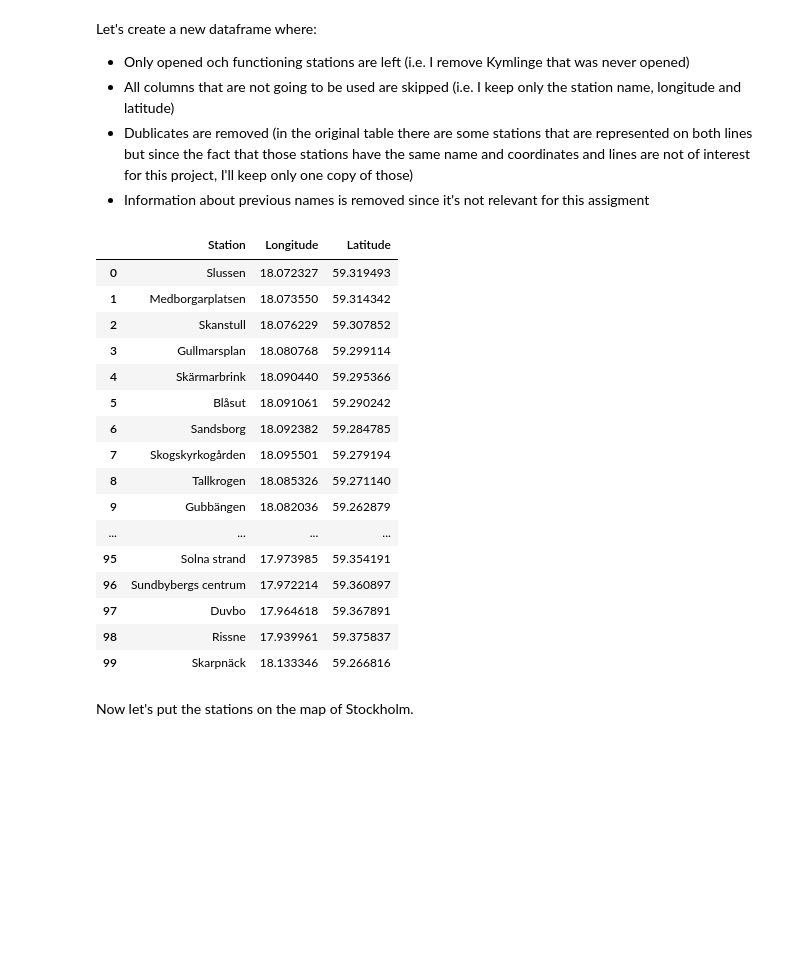
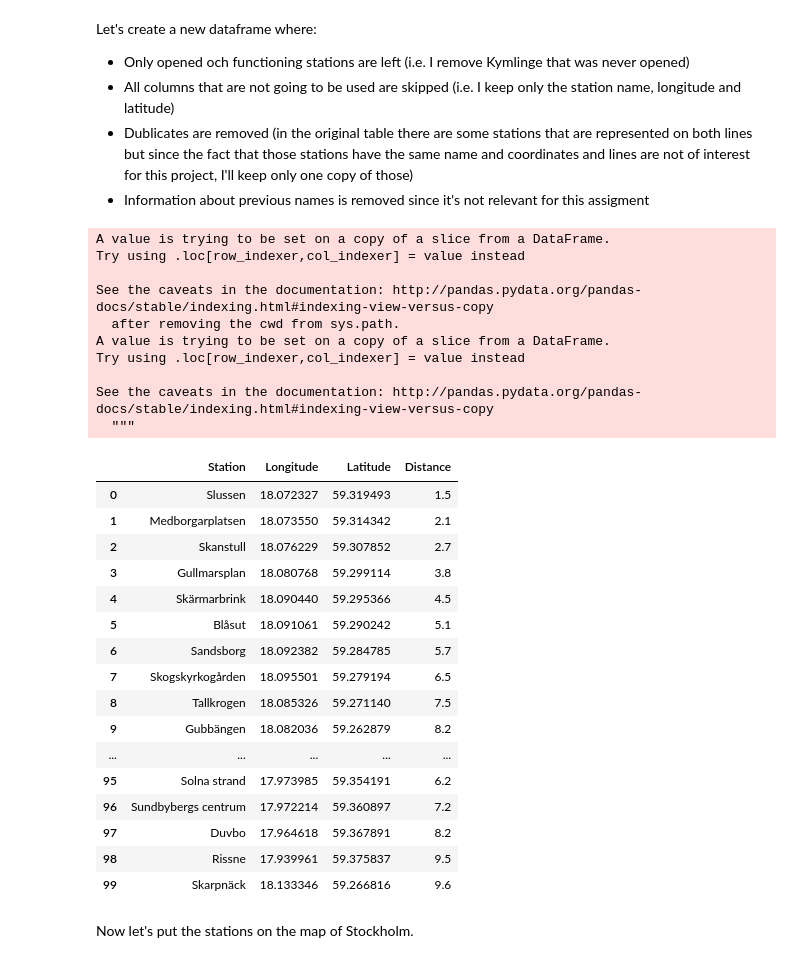
Before and after one commit to OxanaFalk/Coursera_Capstone, a Jupyter notebook: Notebook_Final_assigment_Capstone_Project_Oxana_Falk.ipynb, the cells around one changed output. Cells and saved outputs as stored; diff of their text form; code cells hidden in the pictures; blank space fills up the shorter version.

```diff
--- a/Notebook_Final_assigment_Capstone_Project_Oxana_Falk.ipynb
+++ b/Notebook_Final_assigment_Capstone_Project_Oxana_Falk.ipynb
@@ -114,32 +118,44 @@ Let's create a new dataframe where:
 # %%
 df1=df[df['Year'].astype(str).str.isdigit()]
 df1
-df2=df1[['Station','Longitude','Latitude']]
+df2=df1[['Station','Longitude','Latitude',"Distance"]]
+df2['Distance'] = [x.replace(',', '.') for x in df2['Distance']]
+df2['Distance'] = pd.to_numeric(df2['Distance'])
 df2
 df2.describe()
 df3=df2.drop_duplicates(["Station"]).reset_index(drop=True)
 df3.describe()
 df4=df3
 df4['Station'] = df3['Station'].str.replace(r" \(.*\)","")
 df4
 # %% [output]
+A value is trying to be set on a copy of a slice from a DataFrame.
+Try using .loc[row_indexer,col_indexer] = value instead
+
+See the caveats in the documentation: http://pandas.pydata.org/pandas-docs/stable/indexing.html#indexing-view-versus-copy
+  after removing the cwd from sys.path.
+A value is trying to be set on a copy of a slice from a DataFrame.
+Try using .loc[row_indexer,col_indexer] = value instead
+
+See the caveats in the documentation: http://pandas.pydata.org/pandas-docs/stable/indexing.html#indexing-view-versus-copy
+  """
-|  | Station | Longitude | Latitude |
-| 0 | Slussen | 18.072327 | 59.319493 |
-| 1 | Medborgarplatsen | 18.073550 | 59.314342 |
-| 2 | Skanstull | 18.076229 | 59.307852 |
-| 3 | Gullmarsplan | 18.080768 | 59.299114 |
-| 4 | Skärmarbrink | 18.090440 | 59.295366 |
-| 5 | Blåsut | 18.091061 | 59.290242 |
-| 6 | Sandsborg | 18.092382 | 59.284785 |
-| 7 | Skogskyrkogården | 18.095501 | 59.279194 |
-| 8 | Tallkrogen | 18.085326 | 59.271140 |
-| 9 | Gubbängen | 18.082036 | 59.262879 |
-| ... | ... | ... | ... |
-| 95 | Solna strand | 17.973985 | 59.354191 |
-| 96 | Sundbybergs centrum | 17.972214 | 59.360897 |
-| 97 | Duvbo | 17.964618 | 59.367891 |
-| 98 | Rissne | 17.939961 | 59.375837 |
-| 99 | Skarpnäck | 18.133346 | 59.266816 |
+|  | Station | Longitude | Latitude | Distance |
+| 0 | Slussen | 18.072327 | 59.319493 | 1.5 |
+| 1 | Medborgarplatsen | 18.073550 | 59.314342 | 2.1 |
+| 2 | Skanstull | 18.076229 | 59.307852 | 2.7 |
+| 3 | Gullmarsplan | 18.080768 | 59.299114 | 3.8 |
+| 4 | Skärmarbrink | 18.090440 | 59.295366 | 4.5 |
+| 5 | Blåsut | 18.091061 | 59.290242 | 5.1 |
+| 6 | Sandsborg | 18.092382 | 59.284785 | 5.7 |
+| 7 | Skogskyrkogården | 18.095501 | 59.279194 | 6.5 |
+| 8 | Tallkrogen | 18.085326 | 59.271140 | 7.5 |
+| 9 | Gubbängen | 18.082036 | 59.262879 | 8.2 |
+| ... | ... | ... | ... | ... |
+| 95 | Solna strand | 17.973985 | 59.354191 | 6.2 |
+| 96 | Sundbybergs centrum | 17.972214 | 59.360897 | 7.2 |
+| 97 | Duvbo | 17.964618 | 59.367891 | 8.2 |
+| 98 | Rissne | 17.939961 | 59.375837 | 9.5 |
+| 99 | Skarpnäck | 18.133346 | 59.266816 | 9.6 |
 # %% [markdown]
 Now let's put the stations on the map of Stockholm.
 # %%
```
Also changed, not shown: parts of 15 cells of this notebook.
